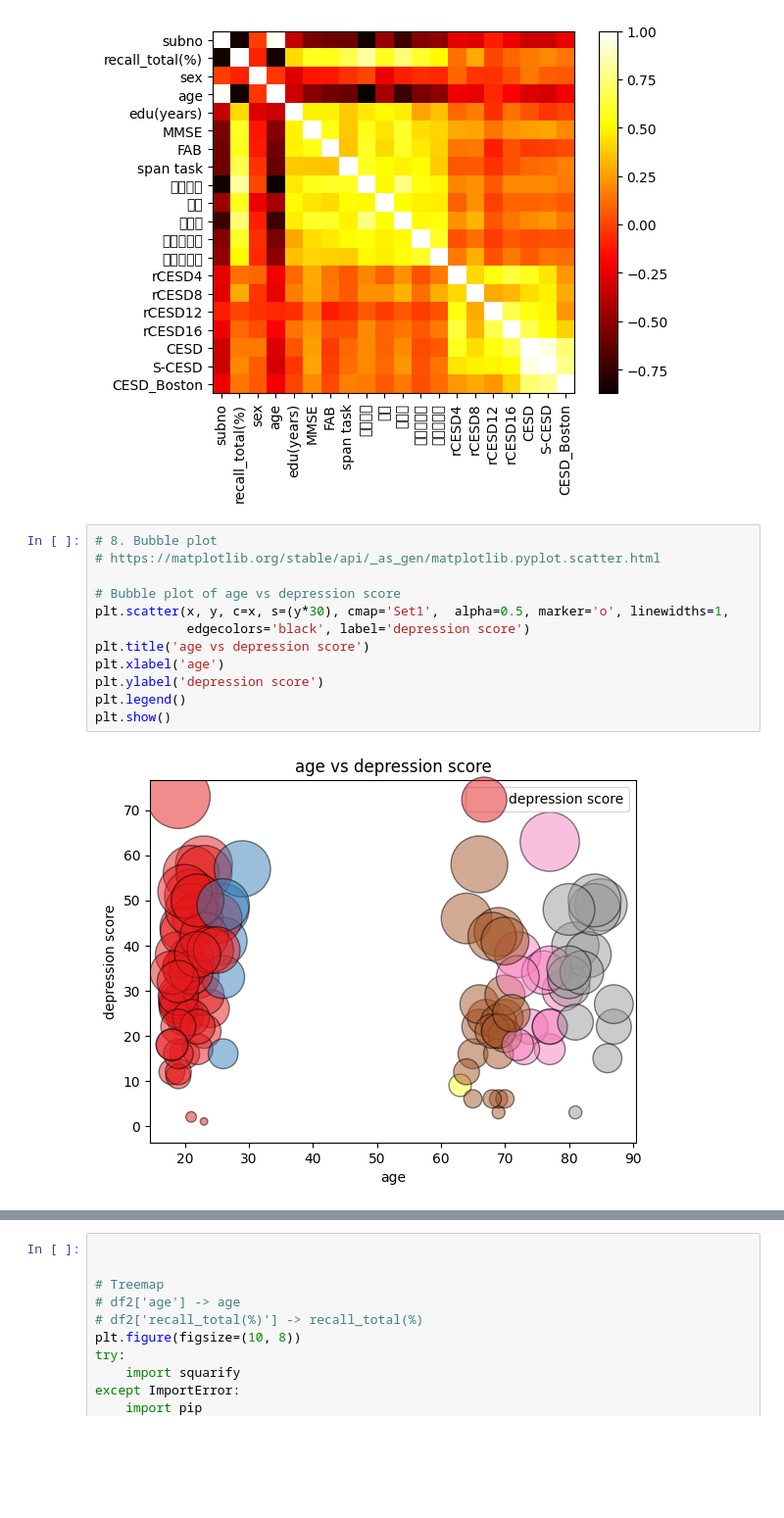
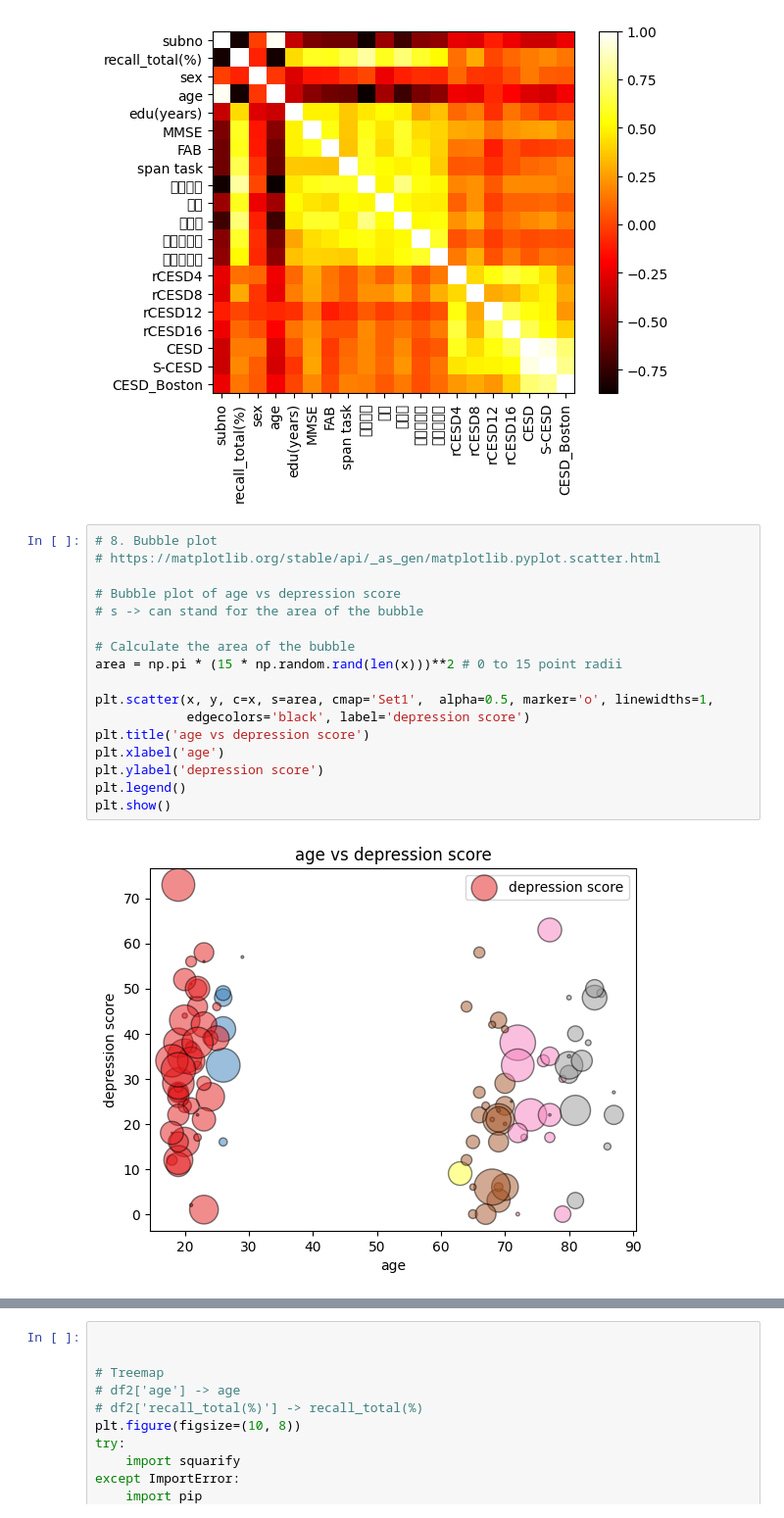
Before and after one commit to jayleekr/cps_code_space, a Jupyter notebook: lectures/day7/cps-7.ipynb, the cells around one changed output, grey strips where cells are left out. Shown at 98% size. Saved outputs shown, nothing was run; the diff lists cells and outputs as text; blank space fills up the shorter version.

```diff
--- a/lectures/day7/cps-7.ipynb
+++ b/lectures/day7/cps-7.ipynb
@@ -358,14 +349,19 @@ plt.show()
 # %%
 # 8. Bubble plot
 # https://matplotlib.org/stable/api/_as_gen/matplotlib.pyplot.scatter.html
 
 # Bubble plot of age vs depression score
-plt.scatter(x, y, c=x, s=(y*30), cmap='Set1',  alpha=0.5, marker='o', linewidths=1,
+# s -> can stand for the area of the bubble
+
+# Calculate the area of the bubble
+area = np.pi * (15 * np.random.rand(len(x)))**2 # 0 to 15 point radii
+
+plt.scatter(x, y, c=x, s=area, cmap='Set1',  alpha=0.5, marker='o', linewidths=1,
             edgecolors='black', label='depression score')
 plt.title('age vs depression score')
 plt.xlabel('age')
 plt.ylabel('depression score')
 plt.legend()
 plt.show()
 # %% [output]
-[figure, old version]
+[figure, new version]
```
Also changed, not shown: parts of 14 cells of this notebook.
